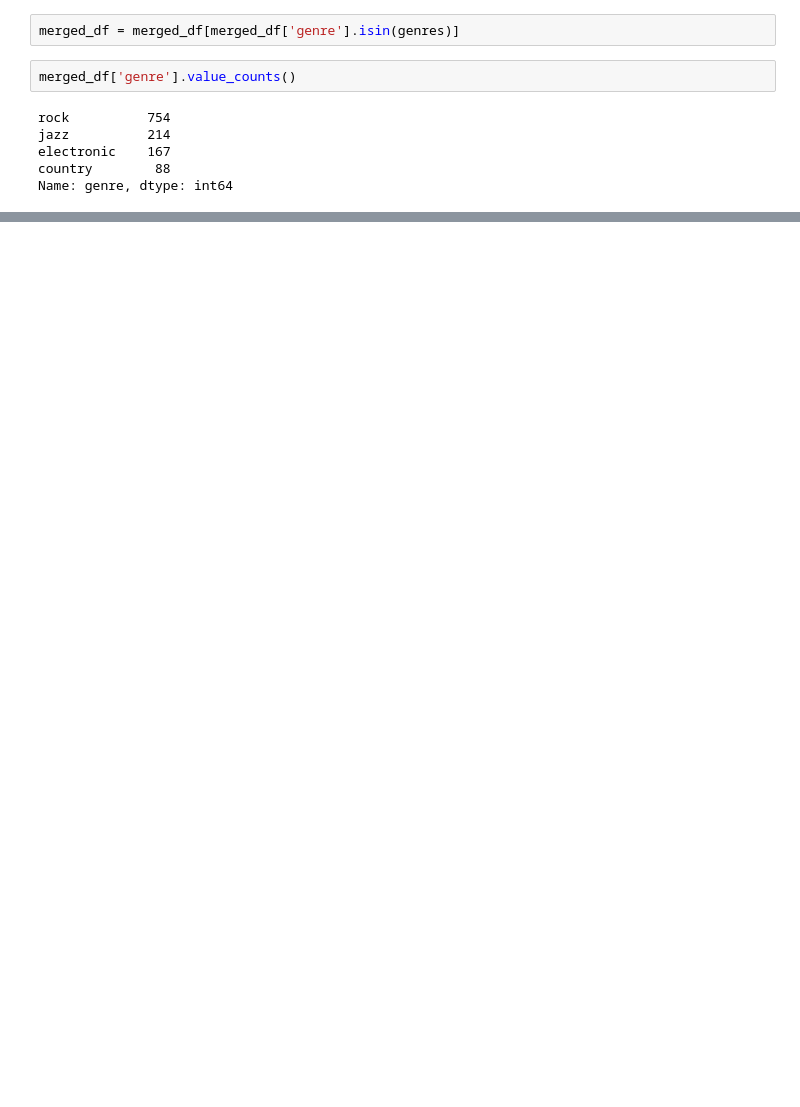
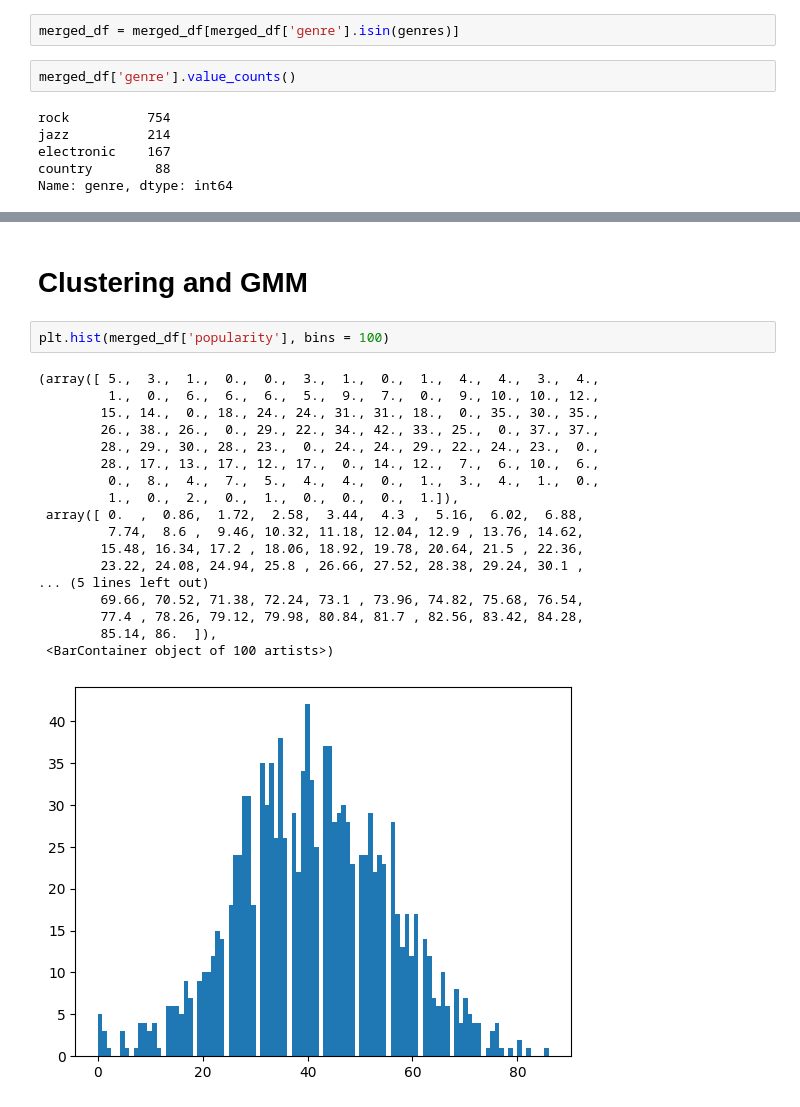
Before and after one commit to lukeboll/eecs448-RALL, a Jupyter notebook: testset_generation.ipynb, the cells around one changed output, grey strips where cells are left out. Saved outputs shown, nothing was run; the diff lists cells and outputs as text; blank space fills up the shorter version.

```diff
--- a/testset_generation.ipynb
+++ b/testset_generation.ipynb
@@ -196,0 +200,23 @@ Test loss: 24759.864398197322
+# %% [markdown]
+# Clustering and GMM
+# %%
+plt.hist(merged_df['popularity'], bins = 100)
+# %% [output]
+(array([ 5.,  3.,  1.,  0.,  0.,  3.,  1.,  0.,  1.,  4.,  4.,  3.,  4.,
+         1.,  0.,  6.,  6.,  6.,  5.,  9.,  7.,  0.,  9., 10., 10., 12.,
+        15., 14.,  0., 18., 24., 24., 31., 31., 18.,  0., 35., 30., 35.,
+        26., 38., 26.,  0., 29., 22., 34., 42., 33., 25.,  0., 37., 37.,
+        28., 29., 30., 28., 23.,  0., 24., 24., 29., 22., 24., 23.,  0.,
+        28., 17., 13., 17., 12., 17.,  0., 14., 12.,  7.,  6., 10.,  6.,
+         0.,  8.,  4.,  7.,  5.,  4.,  4.,  0.,  1.,  3.,  4.,  1.,  0.,
+         1.,  0.,  2.,  0.,  1.,  0.,  0.,  0.,  1.]),
+ array([ 0.  ,  0.86,  1.72,  2.58,  3.44,  4.3 ,  5.16,  6.02,  6.88,
+         7.74,  8.6 ,  9.46, 10.32, 11.18, 12.04, 12.9 , 13.76, 14.62,
+        15.48, 16.34, 17.2 , 18.06, 18.92, 19.78, 20.64, 21.5 , 22.36,
+        23.22, 24.08, 24.94, 25.8 , 26.66, 27.52, 28.38, 29.24, 30.1 ,
+... (5 lines left out)
+        69.66, 70.52, 71.38, 72.24, 73.1 , 73.96, 74.82, 75.68, 76.54,
+        77.4 , 78.26, 79.12, 79.98, 80.84, 81.7 , 82.56, 83.42, 84.28,
+        85.14, 86.  ]),
+ <BarContainer object of 100 artists>)
+[figure, added]
```
Also changed, not shown: parts of 13 cells of this notebook, 4 other files.
